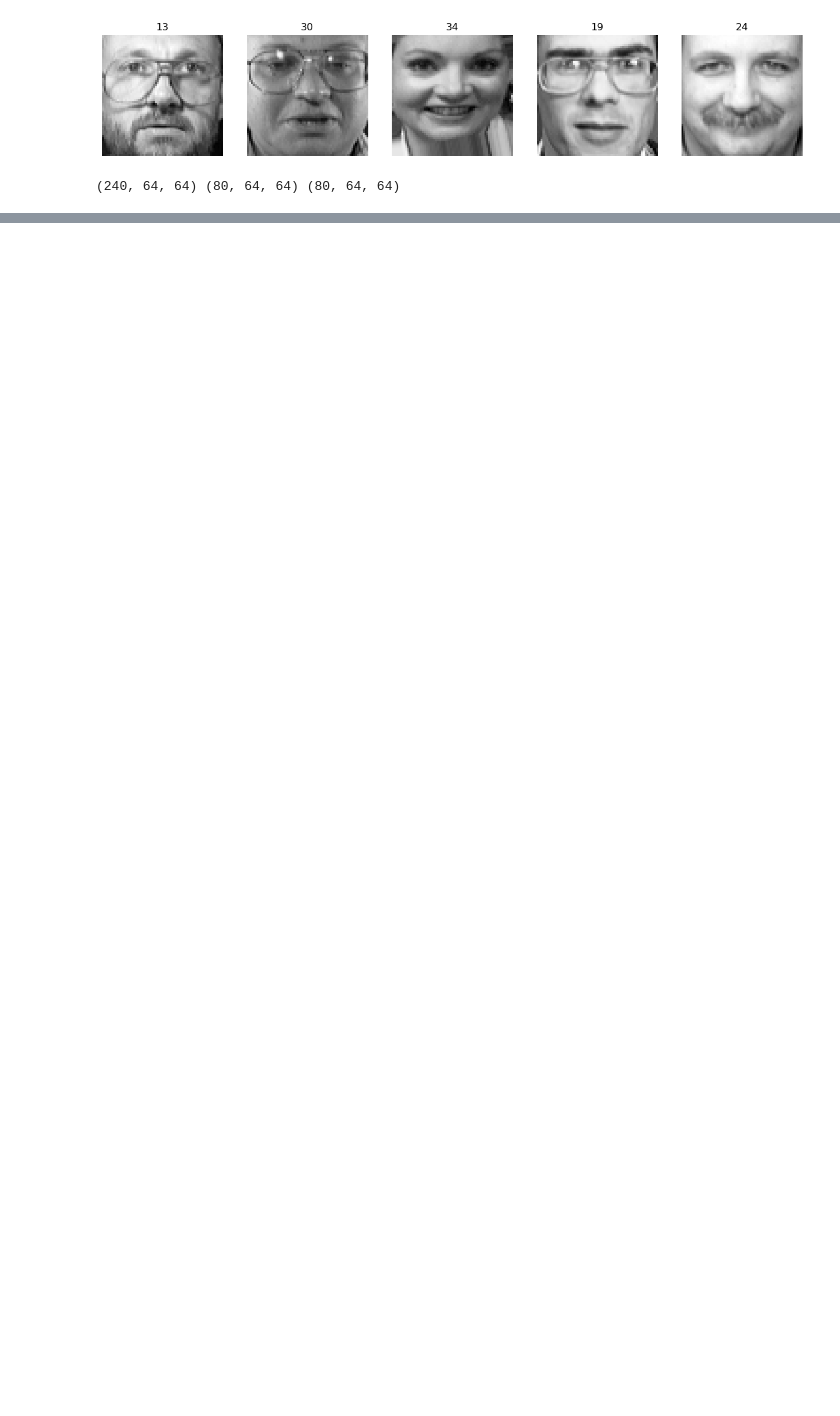
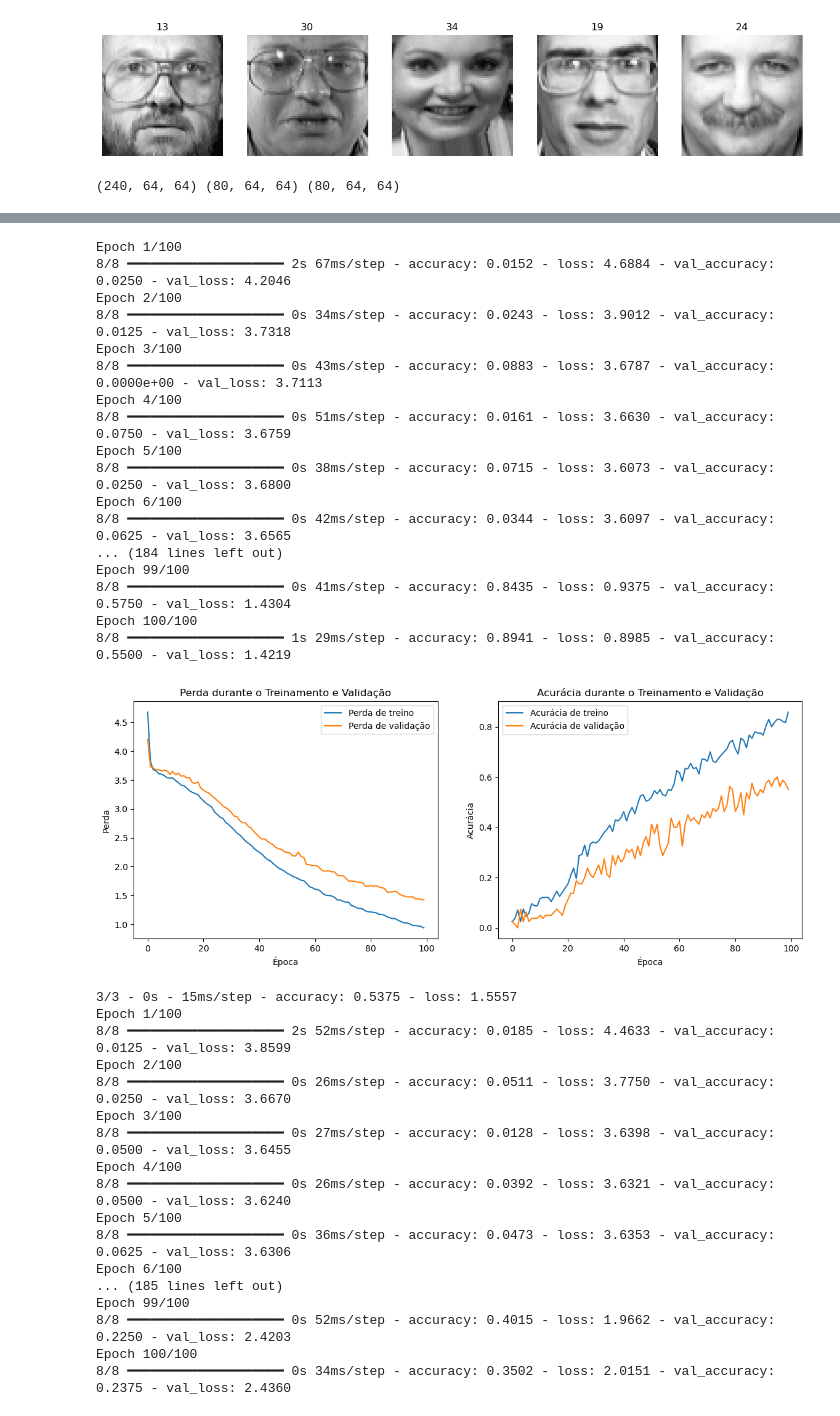
Before and after one commit to talvanio/Facial-Recognition, a Jupyter notebook: facial-recognition.ipynb, the cells around one changed output, grey strips where cells are left out. Saved outputs shown, nothing was run; the diff lists cells and outputs as text; code cells hidden in the pictures; blank space fills up the shorter version.

```diff
--- a/facial-recognition.ipynb
+++ b/facial-recognition.ipynb
@@ -118,0 +203,58 @@ Test accuracy: 0.9125000238418579
+# %%
+
+no_LDA_results = []
+
+
+
+for i in range(5):
+    model = tf.keras.Sequential([
+        tf.keras.layers.Dense(256, activation='relu'),
+        tf.keras.layers.Dense(40)
+    ])
+
+    model.compile(optimizer='adam',
+    loss=tf.keras.losses.SparseCategoricalCrossentropy(from_logits=True),
+    metrics=['accuracy'])
+
+    history = model.fit(x_train, y_train, epochs=100, validation_data=(x_val,y_val))
+
+    plot_history(history)
+    test_loss, test_acc = model.evaluate(x_test, y_test, verbose=2)
+
+    no_LDA_results.append((test_acc,test_loss))
+# %% [output]
+Epoch 1/100
+8/8 ━━━━━━━━━━━━━━━━━━━━ 2s 67ms/step - accuracy: 0.0152 - loss: 4.6884 - val_accuracy: 0.0250 - val_loss: 4.2046
+Epoch 2/100
+8/8 ━━━━━━━━━━━━━━━━━━━━ 0s 34ms/step - accuracy: 0.0243 - loss: 3.9012 - val_accuracy: 0.0125 - val_loss: 3.7318
+Epoch 3/100
+8/8 ━━━━━━━━━━━━━━━━━━━━ 0s 43ms/step - accuracy: 0.0883 - loss: 3.6787 - val_accuracy: 0.0000e+00 - val_loss: 3.7113
+Epoch 4/100
+8/8 ━━━━━━━━━━━━━━━━━━━━ 0s 51ms/step - accuracy: 0.0161 - loss: 3.6630 - val_accuracy: 0.0750 - val_loss: 3.6759
+Epoch 5/100
+8/8 ━━━━━━━━━━━━━━━━━━━━ 0s 38ms/step - accuracy: 0.0715 - loss: 3.6073 - val_accuracy: 0.0250 - val_loss: 3.6800
+Epoch 6/100
+8/8 ━━━━━━━━━━━━━━━━━━━━ 0s 42ms/step - accuracy: 0.0344 - loss: 3.6097 - val_accuracy: 0.0625 - val_loss: 3.6565
+... (184 lines left out)
+Epoch 99/100
+8/8 ━━━━━━━━━━━━━━━━━━━━ 0s 41ms/step - accuracy: 0.8435 - loss: 0.9375 - val_accuracy: 0.5750 - val_loss: 1.4304
+Epoch 100/100
+8/8 ━━━━━━━━━━━━━━━━━━━━ 1s 29ms/step - accuracy: 0.8941 - loss: 0.8985 - val_accuracy: 0.5500 - val_loss: 1.4219
+[figure, added]
+3/3 - 0s - 15ms/step - accuracy: 0.5375 - loss: 1.5557
+Epoch 1/100
+8/8 ━━━━━━━━━━━━━━━━━━━━ 2s 52ms/step - accuracy: 0.0185 - loss: 4.4633 - val_accuracy: 0.0125 - val_loss: 3.8599
+Epoch 2/100
+8/8 ━━━━━━━━━━━━━━━━━━━━ 0s 26ms/step - accuracy: 0.0511 - loss: 3.7750 - val_accuracy: 0.0250 - val_loss: 3.6670
+Epoch 3/100
+8/8 ━━━━━━━━━━━━━━━━━━━━ 0s 27ms/step - accuracy: 0.0128 - loss: 3.6398 - val_accuracy: 0.0500 - val_loss: 3.6455
+Epoch 4/100
+8/8 ━━━━━━━━━━━━━━━━━━━━ 0s 26ms/step - accuracy: 0.0392 - loss: 3.6321 - val_accuracy: 0.0500 - val_loss: 3.6240
+Epoch 5/100
+8/8 ━━━━━━━━━━━━━━━━━━━━ 0s 36ms/step - accuracy: 0.0473 - loss: 3.6353 - val_accuracy: 0.0625 - val_loss: 3.6306
+Epoch 6/100
+... (185 lines left out)
+Epoch 99/100
+8/8 ━━━━━━━━━━━━━━━━━━━━ 0s 52ms/step - accuracy: 0.4015 - loss: 1.9662 - val_accuracy: 0.2250 - val_loss: 2.4203
+Epoch 100/100
+8/8 ━━━━━━━━━━━━━━━━━━━━ 0s 34ms/step - accuracy: 0.3502 - loss: 2.0151 - val_accuracy: 0.2375 - val_loss: 2.4360
```
Also changed, not shown: parts of 18 cells of this notebook.
